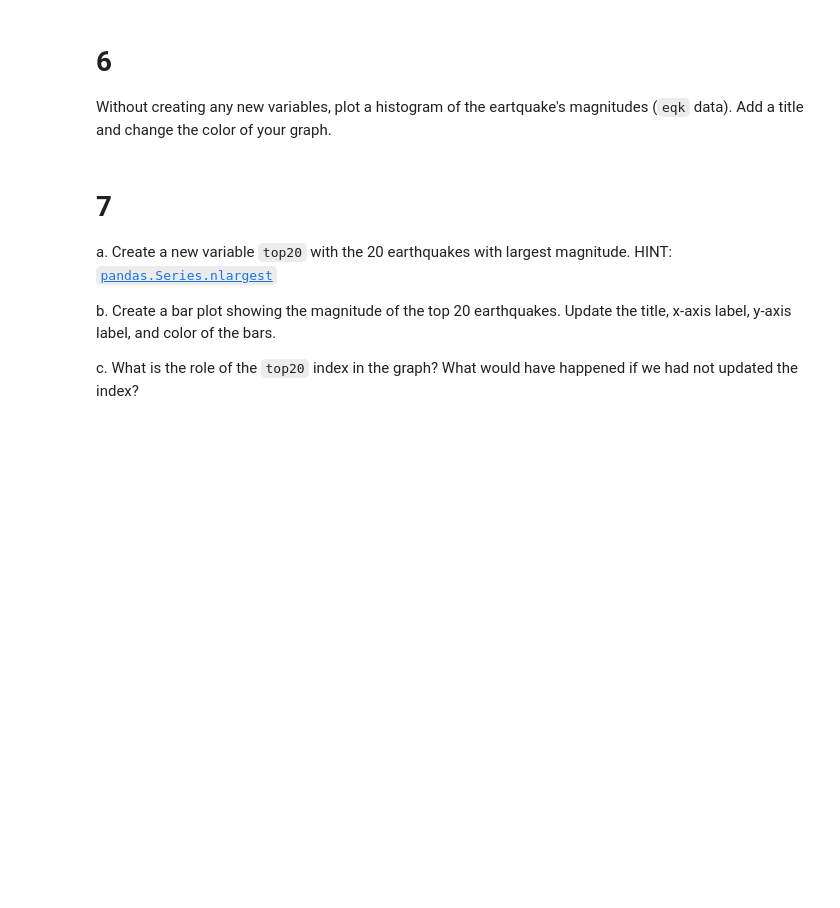
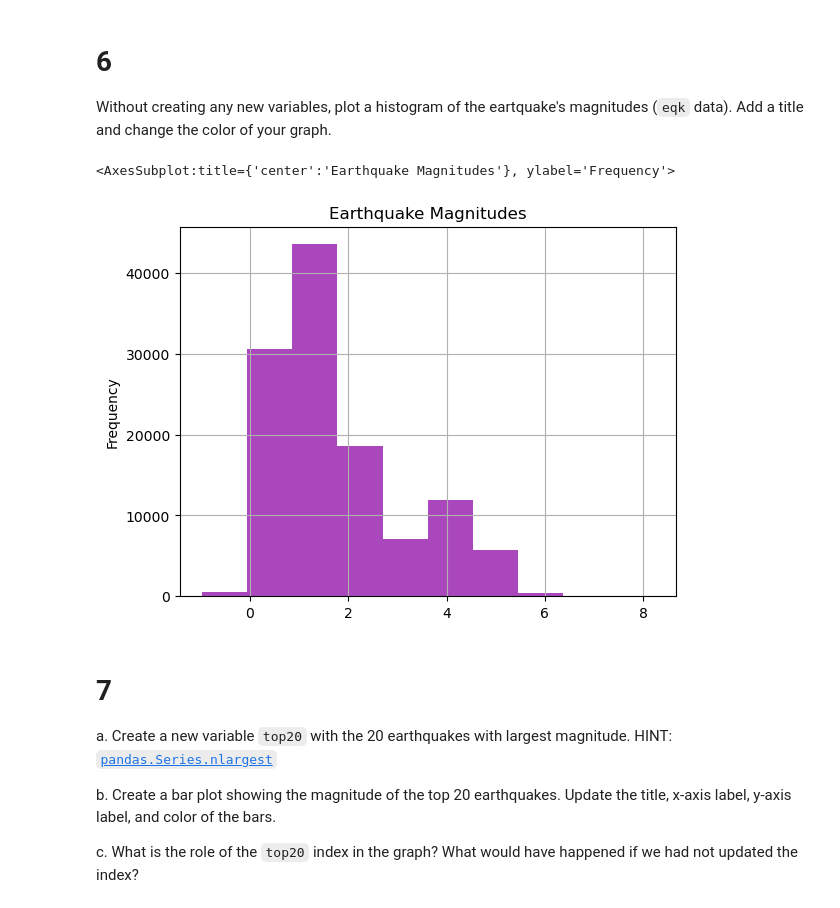
Before and after one commit to kristinaglass/eds220-hwk-1, a Jupyter notebook: hwk1-task4.ipynb, the cells around one changed output. Saved outputs shown, nothing was run; the diff lists cells and outputs as text; code cells hidden in the pictures; blank space fills up the shorter version.

```diff
--- a/hwk1-task4.ipynb
+++ b/hwk1-task4.ipynb
@@ -133,3 +148,15 @@ Without creating any new variables, plot a histogram of the eartquake's magnitud
+# %%
+# solve exercise here
+#created histogram of only earthquake magnitudes
+eqk.mag.plot(kind = 'hist',
+        title = 'Earthquake Magnitudes',
+        color = '#AB47BC',
+        grid = True
+        )
+#using x ='mag' within plot() includes lat, long, and depth
+# %% [output]
+<AxesSubplot:title={'center':'Earthquake Magnitudes'}, ylabel='Frequency'>
+[figure, added]
 # %% [markdown]
 # 7
 
```
Also changed, not shown: parts of 5 cells of this notebook.
